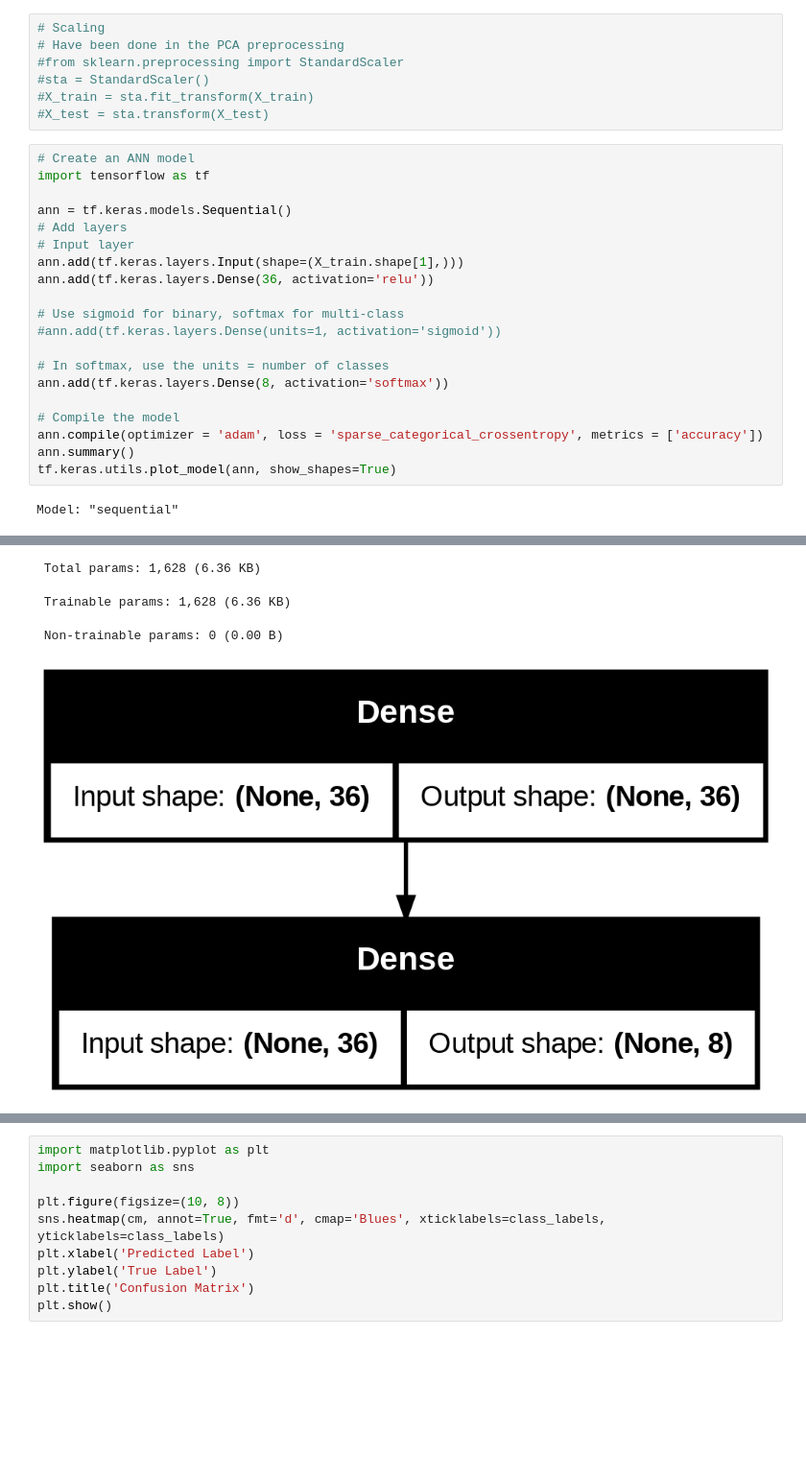
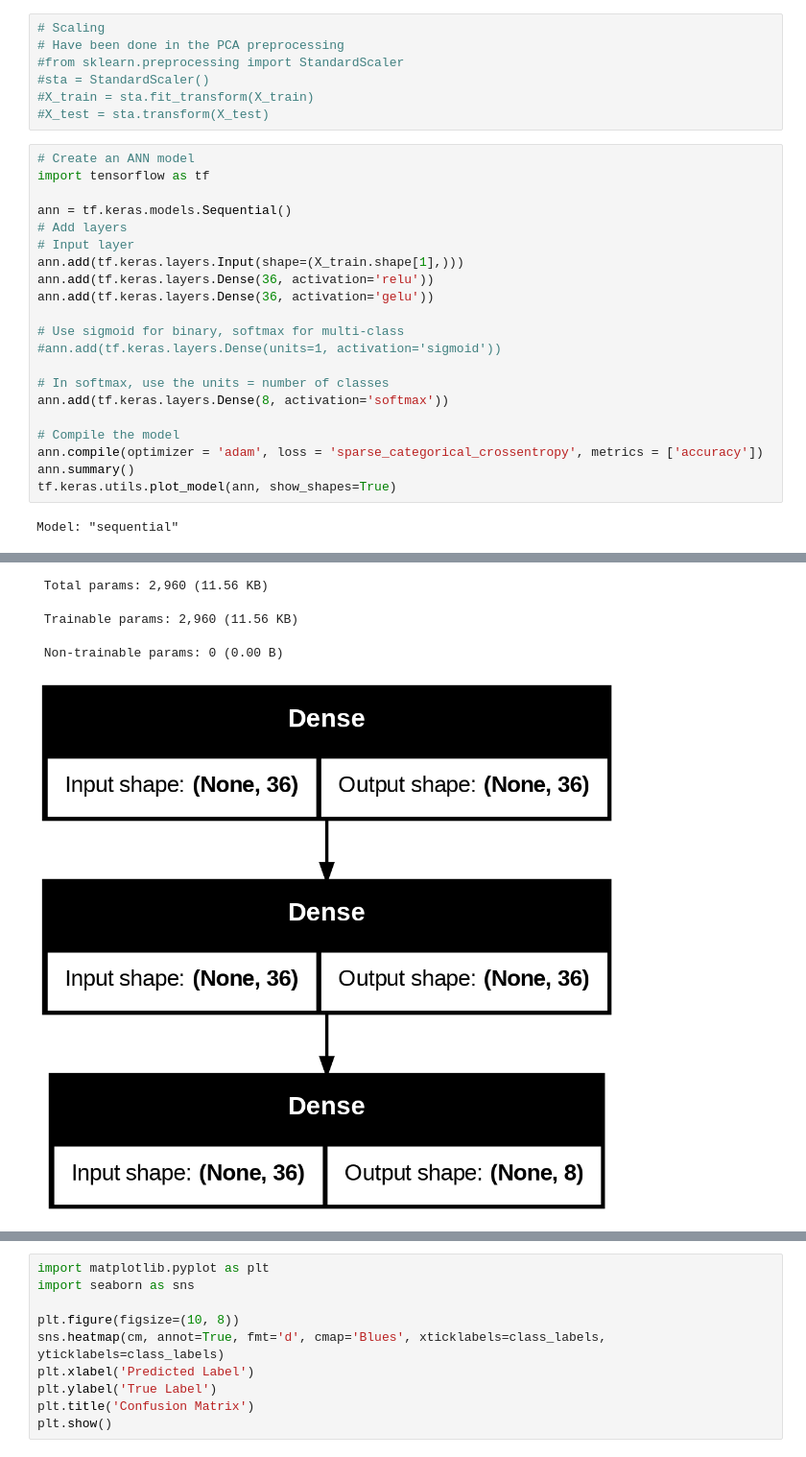
Before and after one commit to andhara24/ai-analytics, a Jupyter notebook: google_colab/sat_ann_mlflow.ipynb, the cells around one changed output, grey strips where cells are left out. Shown at 96% size. Saved outputs shown, nothing was run; the diff lists cells and outputs as text; blank space fills up the shorter version.

```diff
--- a/google_colab/sat_ann_mlflow.ipynb
+++ b/google_colab/sat_ann_mlflow.ipynb
@@ -69,6 +69,7 @@ ann = tf.keras.models.Sequential()
 # Input layer
 ann.add(tf.keras.layers.Input(shape=(X_train.shape[1],)))
 ann.add(tf.keras.layers.Dense(36, activation='relu'))
+ann.add(tf.keras.layers.Dense(36, activation='gelu'))
 
 # Use sigmoid for binary, softmax for multi-class
 #ann.add(tf.keras.layers.Dense(units=1, activation='sigmoid'))
@@ -91,8 +94,8 @@ Model: "sequential"
 └─────────────────────────────────┴────────────────────────┴───────────────┘
- Total params: 1,628 (6.36 KB)
+ Total params: 2,960 (11.56 KB)
- Trainable params: 1,628 (6.36 KB)
+ Trainable params: 2,960 (11.56 KB)
  Non-trainable params: 0 (0.00 B)
-[figure, old version]
+[figure, new version]
 # %%
 # Train the model
 ann.fit(X_train, y_train, batch_size = 32, epochs = 100)
```
Also changed, not shown: parts of 13 cells of this notebook.
